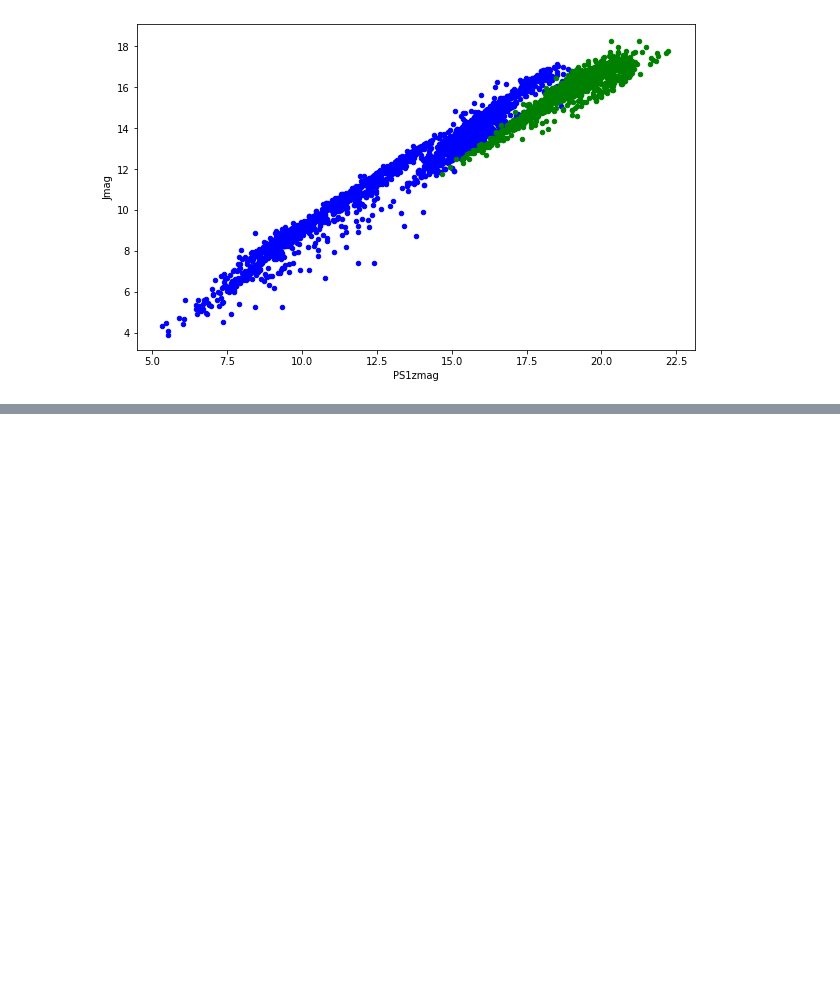
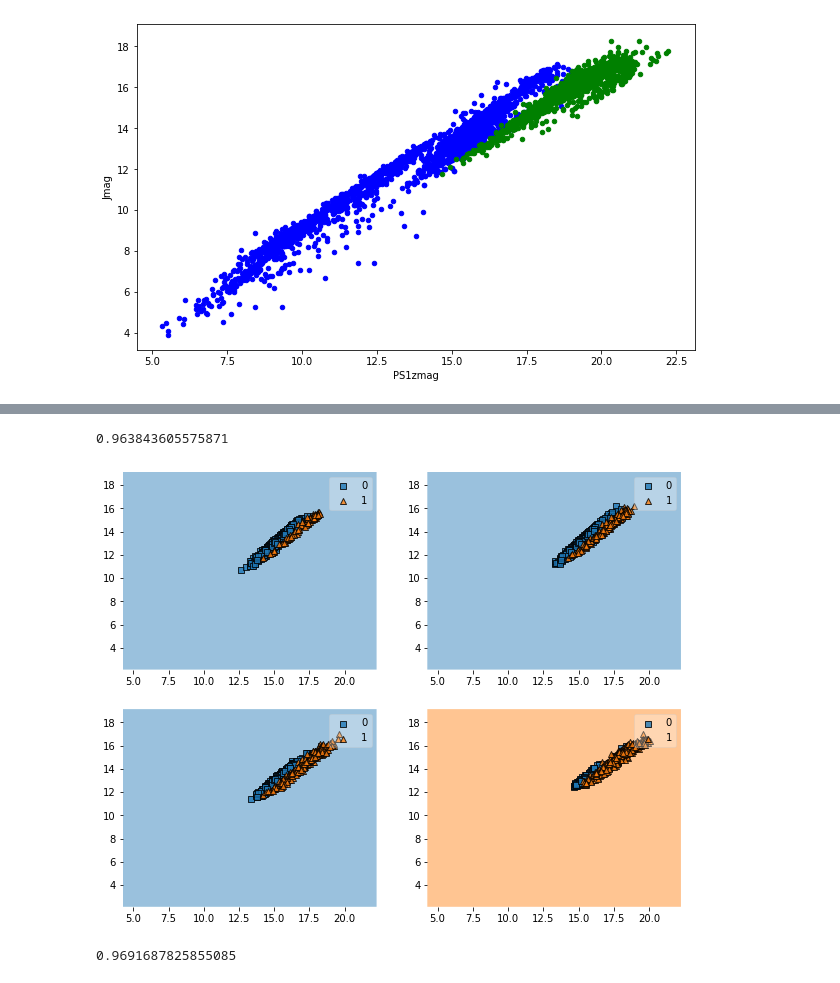
Before and after one commit to iamaleksandra/Brown-Dwarfs-NN, a Jupyter notebook: bd.ipynb, the cells around one changed output, grey strips where cells are left out. Drawn from its saved outputs; the diff is of its cells as text; code cells hidden in the pictures; blank space fills up the shorter version.

```diff
--- a/bd.ipynb
+++ b/bd.ipynb
@@ -188,0 +176,5 @@ for i, ax in enumerate(axarr.flat):
+# %%
+xgb_clf = xgboost.XGBClassifier(max_depth=5, n_estimators=100, booster='gbtree',
+                            n_jobs=2, random_state=1)
+# %%
+xgb_clf.fit(X_train, y_train)
@@ -188,0 +193,20 @@ for i, ax in enumerate(axarr.flat):
+# %%
+y_pred_xgb = xgb_clf.predict(x_val)
+corr_rf = matthews_corrcoef(y_pred_xgb, y_val)
+print(corr_rf)
+# %% [output]
+0.963843605575871
+# %%
+features = [4,6]
+
+dict_v = {i:[np.quantile(X_train[:,i], 0.4), np.quantile(X_train[:,i], 0.5), np.quantile(X_train[:,i], 0.6),np.quantile(X_train[:,i], 0.75)] for i in range(len(X_train[0])) if i not in features}
+dict_vv = {i:X_train.std(0)[i] for i in range(len(X_train[0])) if i not in features}
+# %%
+fig, axarr = plt.subplots(2, 2, figsize=(10,8), sharex=True, sharey=True)
+for i, ax in enumerate(axarr.flat):
+    plot_decision_regions(X_train, np.array([int(i) for i in y_train.to_list()]), clf=xgb_clf,
+                      feature_index=features,
+                      filler_feature_values={x:dict_v[x][i] for x in range(len(X_train[0])) if x not in features},
+                      filler_feature_ranges=dict_vv,ax=ax)
+# %% [output]
+[figure, added]
@@ -188,0 +220,8 @@ for i, ax in enumerate(axarr.flat):
+# %%
+model_rf = RandomForestClassifier(n_estimators=1000, max_depth=5, class_weight='balanced')
+model_rf.fit(X_train2, y_train)
+y_pred_rf = model_rf.predict(x_val2)
+corr_rf = matthews_corrcoef(y_pred_rf, y_val)
+print(corr_rf)
+# %% [output]
+0.9691687825855085
```
Also changed, not shown: parts of 45 cells of this notebook.
